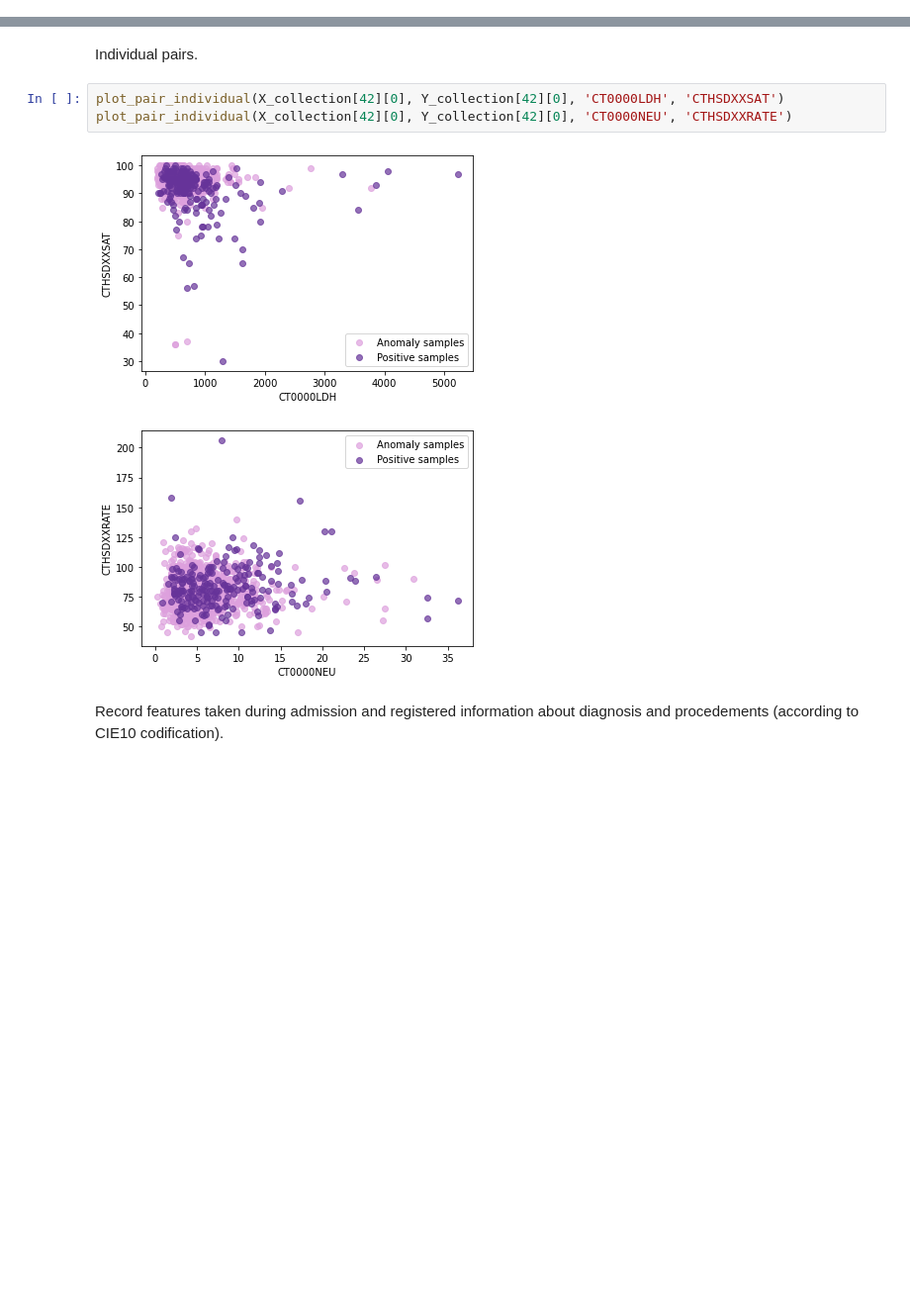
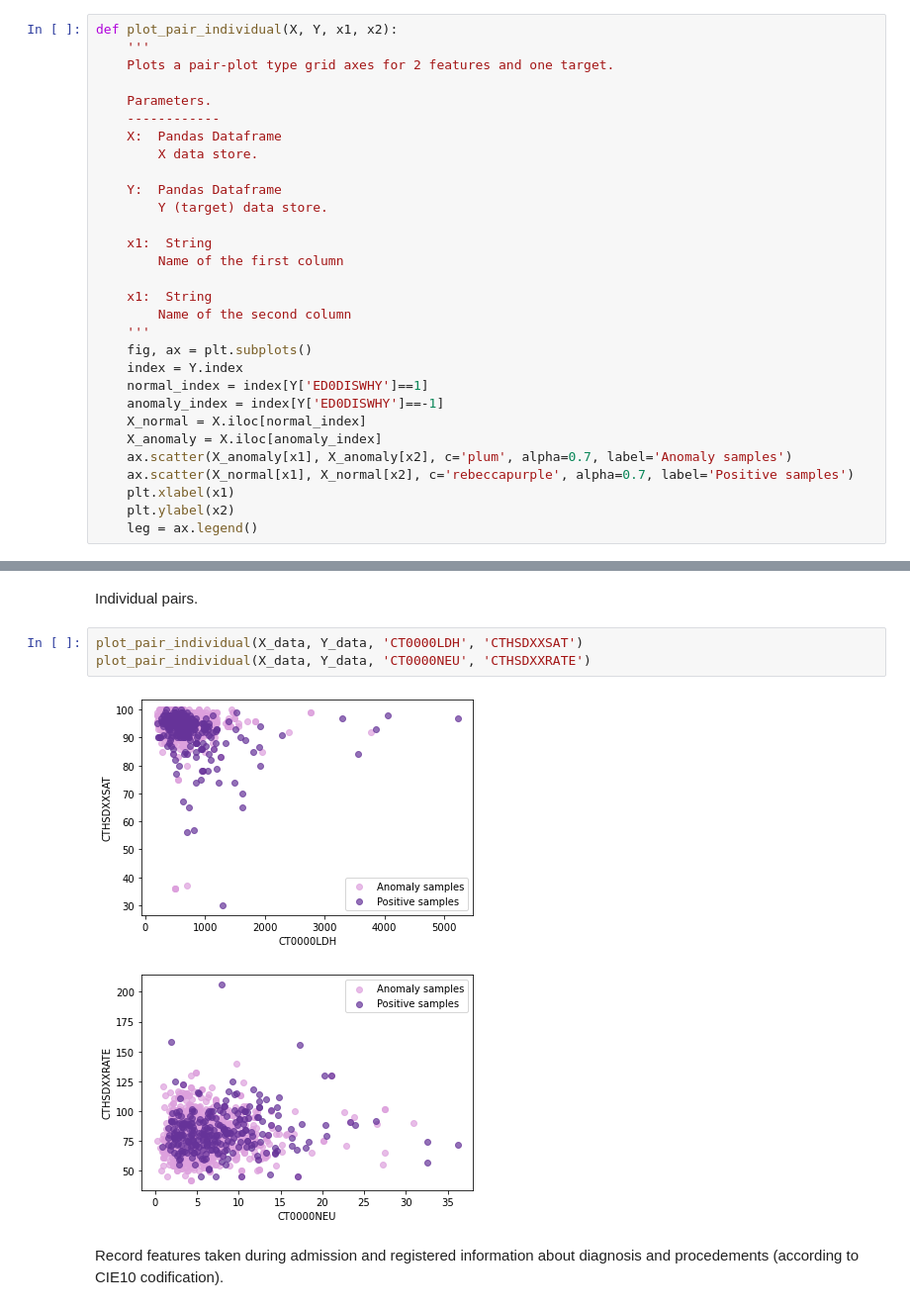
Before and after one commit to unaicarbajo/one-class-covid19, a Jupyter notebook: covid19_prognosis.ipynb, the cells around one changed output, grey strips where cells are left out. Shown at 99% size. Drawn from its saved outputs; the diff is of its cells as text; blank space fills up the shorter version.

```diff
--- a/covid19_prognosis.ipynb
+++ b/covid19_prognosis.ipynb
@@ -509,0 +200,30 @@ def plot_box_plot(X, Y, features, save=0):
+# %%
+def plot_pair_individual(X, Y, x1, x2):
+    '''
+    Plots a pair-plot type grid axes for 2 features and one target.
+
+    Parameters.
+    ------------
+    X:  Pandas Dataframe
+        X data store.
+
+    Y:  Pandas Dataframe
+        Y (target) data store.
+
+    x1:  String
+        Name of the first column
+
+    x1:  String
+        Name of the second column
+    '''
+    fig, ax = plt.subplots()
+    index = Y.index
+    normal_index = index[Y['ED0DISWHY']==1]
+    anomaly_index = index[Y['ED0DISWHY']==-1]
+    X_normal = X.iloc[normal_index]
+    X_anomaly = X.iloc[anomaly_index]
+    ax.scatter(X_anomaly[x1], X_anomaly[x2], c='plum', alpha=0.7, label='Anomaly samples')
+    ax.scatter(X_normal[x1], X_normal[x2], c='rebeccapurple', alpha=0.7, label='Positive samples')
+    plt.xlabel(x1)
+    plt.ylabel(x2)
+    leg = ax.legend()
@@ -510,11 +294,11 @@ def plot_box_plot(X, Y, features, save=0):
 # %% [markdown]
 Individual pairs.
-# %%
-plot_pair_individual(X_collection[42][0], Y_collection[42][0], 'CT0000LDH', 'CTHSDXXSAT')
-plot_pair_individual(X_collection[42][0], Y_collection[42][0], 'CT0000NEU', 'CTHSDXXRATE')
-# %% [output]
-[figure, removed]
-[figure, removed]
+# %%
+plot_pair_individual(X_data, Y_data, 'CT0000LDH', 'CTHSDXXSAT')
+plot_pair_individual(X_data, Y_data, 'CT0000NEU', 'CTHSDXXRATE')
+# %% [output]
+[figure, added]
+[figure, added]
 # %% [markdown]
 Record features taken during admission and registered information about diagnosis and procedements (according to CIE10 codification).
 # %%
```
Also changed, not shown: parts of 80 cells of this notebook, 1 other file.
